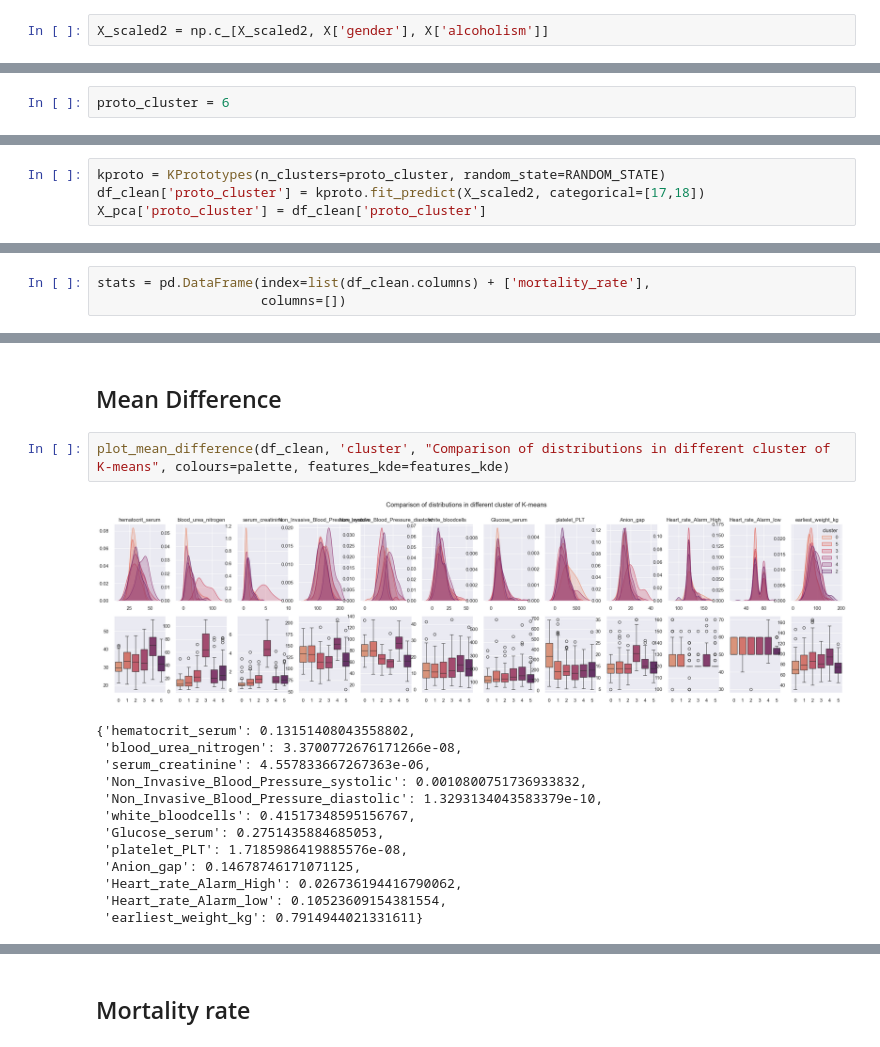
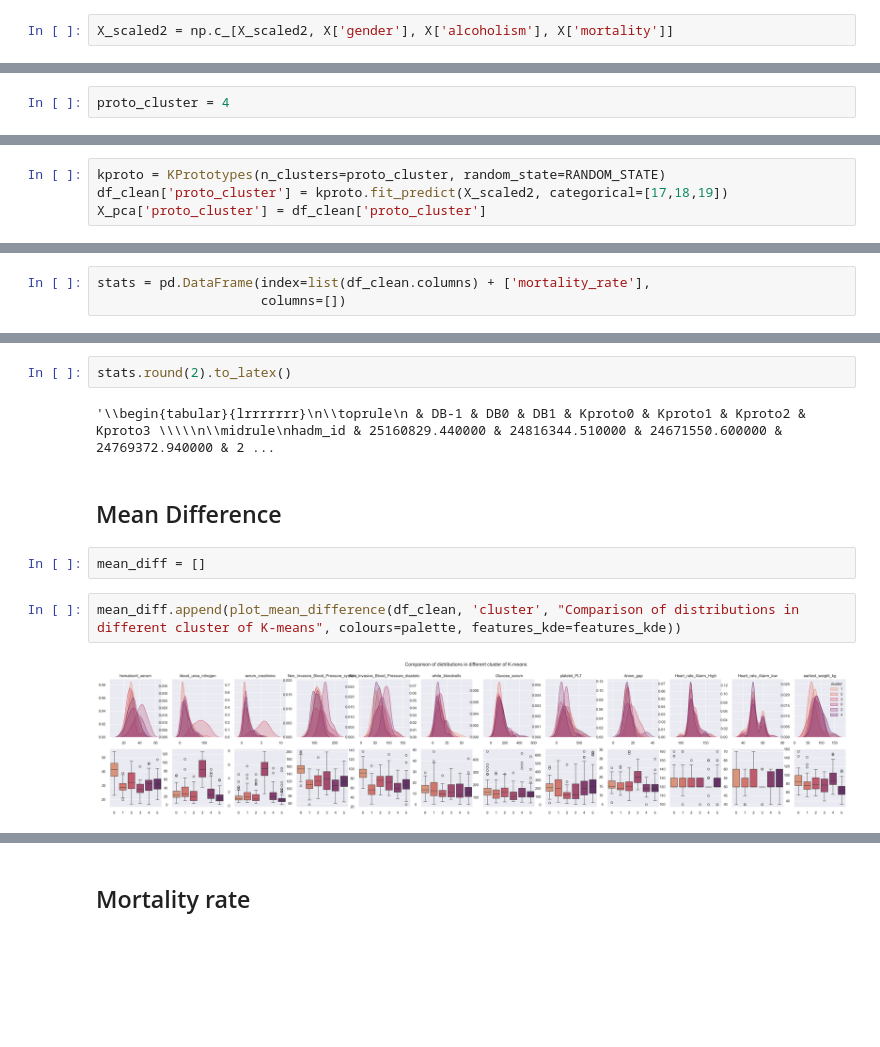
Before and after one commit to luluilmaknun/COMP90089, a Jupyter notebook: clustering_analysis/code_icd.ipynb, the cells around one changed output, grey strips where cells are left out. Drawn from its saved outputs; the diff is of its cells as text; blank space fills up the shorter version.

Commit message:
Final code, minus clean code

```diff
--- a/clustering_analysis/code_icd.ipynb
+++ b/clustering_analysis/code_icd.ipynb
@@ -464,4 +474,4 @@ array([[ 0.06697982, -1.69404635, -0.12587991, ..., -0.44400621,
        [ 0.9889029 ,  0.02630474,  0.70235551, ...,  0.71070301,
          1.21013679, -0.54701162]])
 # %%
-X_scaled2 = np.c_[X_scaled2, X['gender'], X['alcoholism']]
+X_scaled2 = np.c_[X_scaled2, X['gender'], X['alcoholism'], X['mortality']]
@@ -502,2 +523,2 @@ plt.show()
 # %%
-proto_cluster = 6
+proto_cluster = 4
@@ -504,4 +545,4 @@ proto_cluster = 6
 # %%
 kproto = KPrototypes(n_clusters=proto_cluster, random_state=RANDOM_STATE)
-df_clean['proto_cluster'] = kproto.fit_predict(X_scaled2, categorical=[17,18])
+df_clean['proto_cluster'] = kproto.fit_predict(X_scaled2, categorical=[17,18,19])
 X_pca['proto_cluster'] = df_clean['proto_cluster']
@@ -774,19 +767,13 @@ stats.round(2)
+# %%
+stats.round(2).to_latex()
+# %% [output]
+'\\begin{tabular}{lrrrrrrr}\n\\toprule\n & DB-1 & DB0 & DB1 & Kproto0 & Kproto1 & Kproto2 & Kproto3 \\\\\n\\midrule\nhadm_id & 25160829.440000 & 24816344.510000 & 24671550.600000 & 24769372.940000 & 2 ...
 # %% [markdown]
 ## Mean Difference
+# %%
+mean_diff = []
 # %%
-plot_mean_difference(df_clean, 'cluster', "Comparison of distributions in different cluster of K-means", colours=palette, features_kde=features_kde)
+mean_diff.append(plot_mean_difference(df_clean, 'cluster', "Comparison of distributions in different cluster of K-means", colours=palette, features_kde=features_kde))
 # %% [output]
-[figure, old version]
+[figure, new version]
-{'hematocrit_serum': 0.13151408043558802,
- 'blood_urea_nitrogen': 3.3700772676171266e-08,
- 'serum_creatinine': 4.557833667267363e-06,
- 'Non_Invasive_Blood_Pressure_systolic': 0.0010800751736933832,
- 'Non_Invasive_Blood_Pressure_diastolic': 1.3293134043583379e-10,
- 'white_bloodcells': 0.41517348595156767,
- 'Glucose_serum': 0.2751435884685053,
- 'platelet_PLT': 1.7185986419885576e-08,
- 'Anion_gap': 0.14678746171071125,
- 'Heart_rate_Alarm_High': 0.026736194416790062,
- 'Heart_rate_Alarm_low': 0.10523609154381554,
- 'earliest_weight_kg': 0.7914944021331611}
 # %%
```
Also changed, not shown: parts of 41 cells of this notebook, 1 other file.
